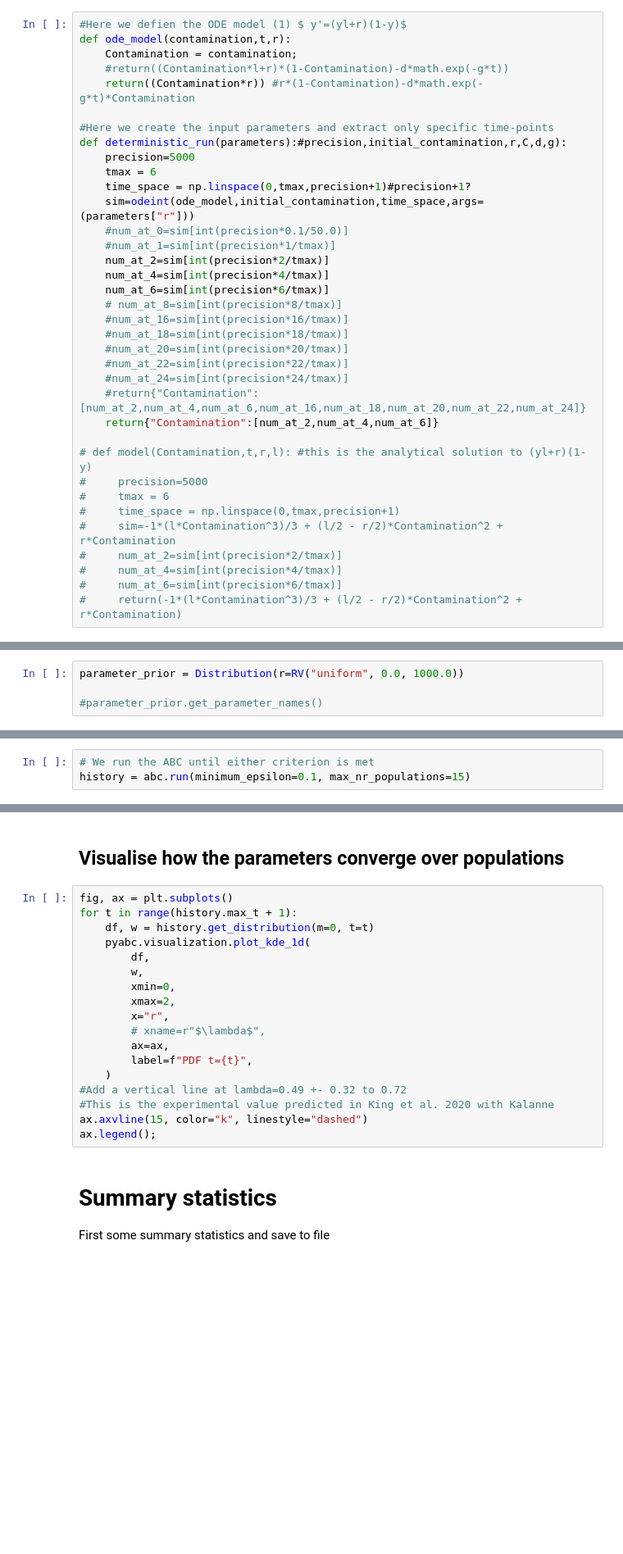
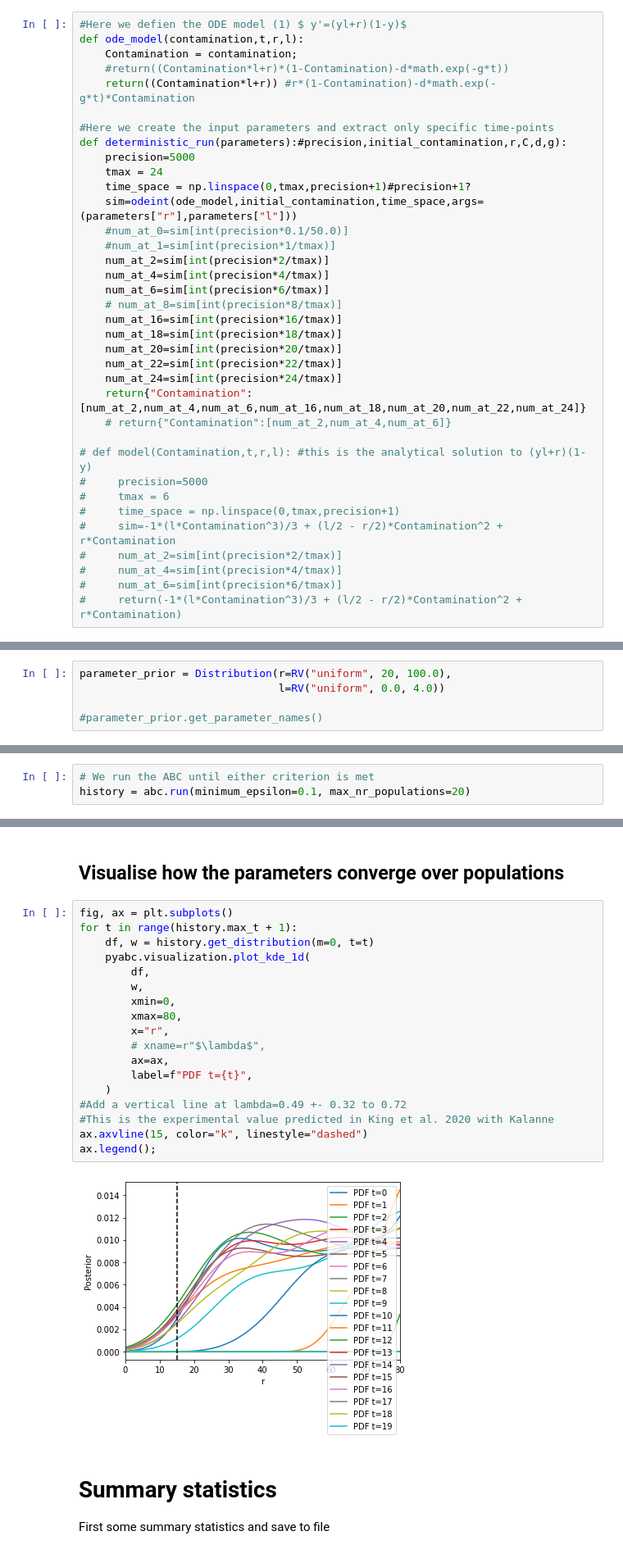
Before and after one commit to MarcoFelipeKing/Zoono, a Jupyter notebook: Code/first_6h_untreated.ipynb, the cells around one changed output, grey strips where cells are left out. Shown at 82% size. Cells and saved outputs as stored; diff of their text form; blank space fills up the shorter version.

```diff
--- a/Code/first_6h_untreated.ipynb
+++ b/Code/first_6h_untreated.ipynb
@@ -33,29 +37,29 @@ Fit the treated group data from 16:24h to estimate r and l
 # %%
 #Here we defien the ODE model (1) $ y'=(yl+r)(1-y)$
-def ode_model(contamination,t,r):
+def ode_model(contamination,t,r,l):
     Contamination = contamination;
     #return((Contamination*l+r)*(1-Contamination)-d*math.exp(-g*t))
-    return((Contamination*r)) #r*(1-Contamination)-d*math.exp(-g*t)*Contamination
+    return((Contamination*l+r)) #r*(1-Contamination)-d*math.exp(-g*t)*Contamination
 
 #Here we create the input parameters and extract only specific time-points
 def deterministic_run(parameters):#precision,initial_contamination,r,C,d,g):
     precision=5000
-    tmax = 6
+    tmax = 24
     time_space = np.linspace(0,tmax,precision+1)#precision+1?
-    sim=odeint(ode_model,initial_contamination,time_space,args=(parameters["r"]))
+    sim=odeint(ode_model,initial_contamination,time_space,args=(parameters["r"],parameters["l"]))
     #num_at_0=sim[int(precision*0.1/50.0)]
     #num_at_1=sim[int(precision*1/tmax)]
     num_at_2=sim[int(precision*2/tmax)]
     num_at_4=sim[int(precision*4/tmax)]
     num_at_6=sim[int(precision*6/tmax)]
     # num_at_8=sim[int(precision*8/tmax)]
-    #num_at_16=sim[int(precision*16/tmax)]
-    #num_at_18=sim[int(precision*18/tmax)]
-    #num_at_20=sim[int(precision*20/tmax)]
-    #num_at_22=sim[int(precision*22/tmax)]
-    #num_at_24=sim[int(precision*24/tmax)]
-    #return{"Contamination":[num_at_2,num_at_4,num_at_6,num_at_16,num_at_18,num_at_20,num_at_22,num_at_24]}
-    return{"Contamination":[num_at_2,num_at_4,num_at_6]}
+    num_at_16=sim[int(precision*16/tmax)]
+    num_at_18=sim[int(precision*18/tmax)]
+    num_at_20=sim[int(precision*20/tmax)]
+    num_at_22=sim[int(precision*22/tmax)]
+    num_at_24=sim[int(precision*24/tmax)]
+    return{"Contamination":[num_at_2,num_at_4,num_at_6,num_at_16,num_at_18,num_at_20,num_at_22,num_at_24]}
+    # return{"Contamination":[num_at_2,num_at_4,num_at_6]}
 
 # def model(Contamination,t,r,l): #this is the analytical solution to (yl+r)(1-y)
 #     precision=5000
@@ -100,7 +104,8 @@ def deterministic_run(parameters):#precision,initial_contamination,r,C,d,g):
 
 We choose some examples to see how well it works.
 # %%
-parameter_prior = Distribution(r=RV("uniform", 0.0, 1000.0))
+parameter_prior = Distribution(r=RV("uniform", 20, 100.0),
+                               l=RV("uniform", 0.0, 4.0))
 
 #parameter_prior.get_parameter_names()
 # %% [markdown]
@@ -164,6 +169,6 @@ ABC.History INFO: Start <ABCSMC id=14, start_time=2022-04-13 22:06:38>
 # Running the ABC
 # %%
 # We run the ABC until either criterion is met
-history = abc.run(minimum_epsilon=0.1, max_nr_populations=15)
+history = abc.run(minimum_epsilon=0.1, max_nr_populations=20)
 # %% [output]
 ABC INFO: Calibration sample t = -1.
@@ -181,21 +202,23 @@ plot_kde_matrix(df, w);
 # %%
 fig, ax = plt.subplots()
 for t in range(history.max_t + 1):
     df, w = history.get_distribution(m=0, t=t)
     pyabc.visualization.plot_kde_1d(
         df,
         w,
         xmin=0,
-        xmax=2,
+        xmax=80,
         x="r",
         # xname=r"$\lambda$",
         ax=ax,
         label=f"PDF t={t}",
     )
 #Add a vertical line at lambda=0.49 +- 0.32 to 0.72
 #This is the experimental value predicted in King et al. 2020 with Kalanne
 ax.axvline(15, color="k", linestyle="dashed")
 ax.legend();
+# %% [output]
+[figure, added]
 # %% [markdown]
 # Summary statistics
 
```
Also changed, not shown: parts of 9 cells of this notebook, 4 other files.
